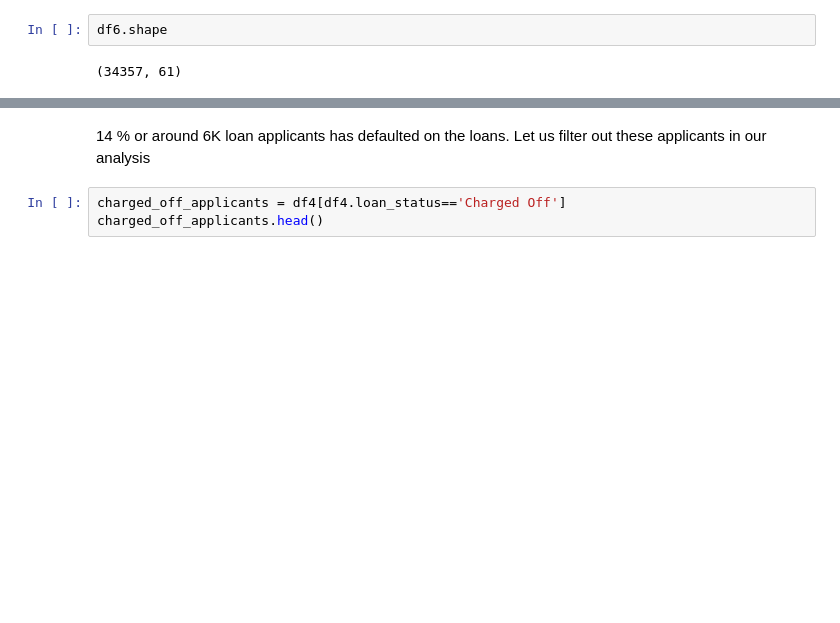
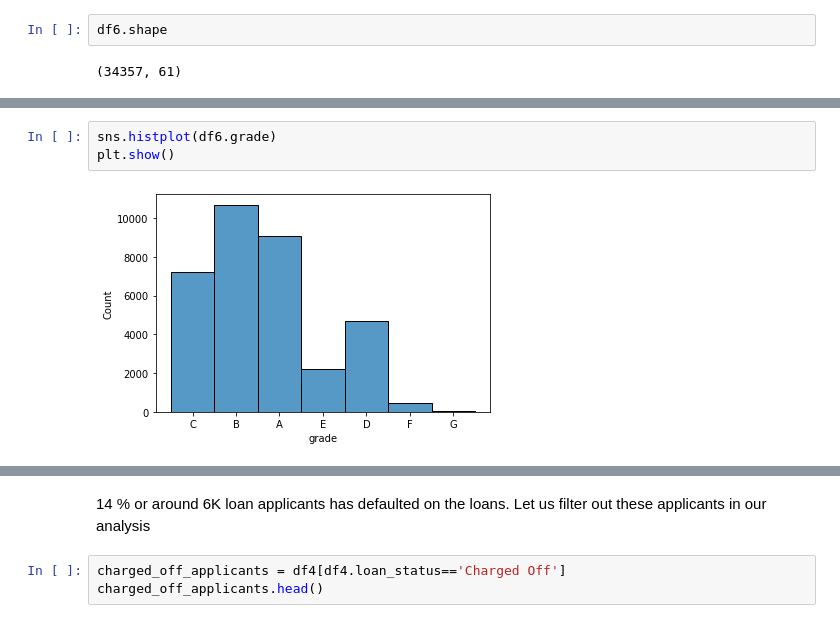
Before and after one commit to hargurjeet/Lending-Club-CaseStudy, a Jupyter notebook: Lending_Club_Case_Study.ipynb, the cells around one changed output, grey strips where cells are left out. Saved outputs shown, nothing was run; the diff lists cells and outputs as text; blank space fills up the shorter version.

```diff
--- a/Lending_Club_Case_Study.ipynb
+++ b/Lending_Club_Case_Study.ipynb
@@ -389,0 +477,5 @@ plt.title('Loan Statuses')
+# %%
+sns.histplot(df6.grade)
+plt.show()
+# %% [output]
+[figure, added]
```
Also changed, not shown: parts of 20 cells of this notebook.
